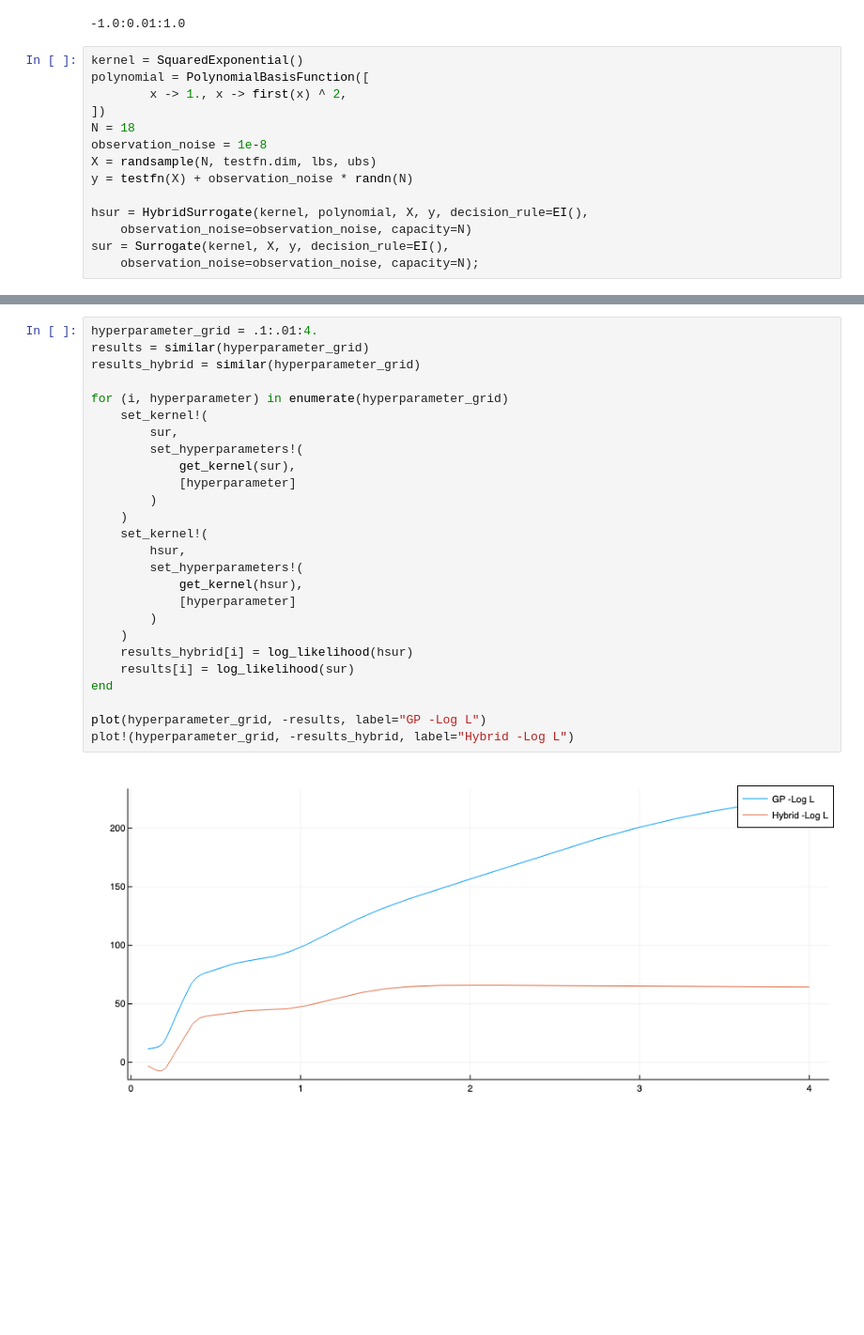
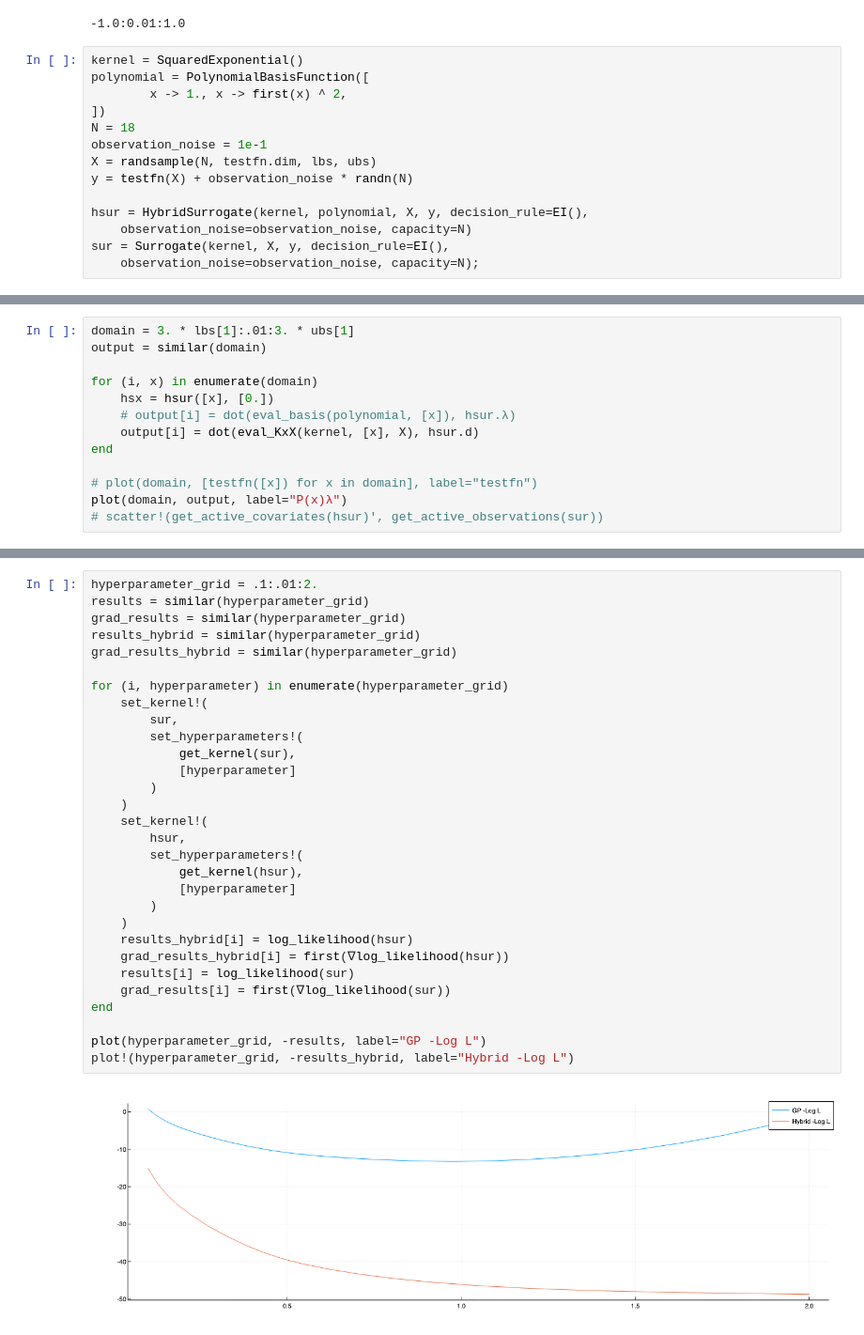
Before and after one commit to DarianNwankwo/Mean-Field-Bayesian-Optimization, a Jupyter notebook: notebooks/bo_with_mean_field.ipynb, the cells around one changed output, grey strips where cells are left out. Shown at 94% size. Cells and saved outputs as stored; diff of their text form; blank space fills up the shorter version.

```diff
--- a/notebooks/bo_with_mean_field.ipynb
+++ b/notebooks/bo_with_mean_field.ipynb
@@ -39,7 +37,7 @@ polynomial = PolynomialBasisFunction([
         x -> 1., x -> first(x) ^ 2,
 ])
 N = 18
-observation_noise = 1e-8
+observation_noise = 1e-1
 X = randsample(N, testfn.dim, lbs, ubs)
 y = testfn(X) + observation_noise * randn(N)
 
@@ -130,0 +83,13 @@ plot(domain, Hμ2, ribbons=2Hσ2, label="Hybrid Hμ")
+# %%
+domain = 3. * lbs[1]:.01:3. * ubs[1]
+output = similar(domain)
+
+for (i, x) in enumerate(domain)
+    hsx = hsur([x], [0.])
+    # output[i] = dot(eval_basis(polynomial, [x]), hsur.λ)
+    output[i] = dot(eval_KxX(kernel, [x], X), hsur.d)
+end
+
+# plot(domain, [testfn([x]) for x in domain], label="testfn")
+plot(domain, output, label="P(x)λ")
+# scatter!(get_active_covariates(hsur)', get_active_observations(sur))
@@ -138,28 +105,32 @@ plot!(domain, stdize(EIx2), label="Hybrid α", legend=:outertopright)
 # %%
-hyperparameter_grid = .1:.01:4.
+hyperparameter_grid = .1:.01:2.
 results = similar(hyperparameter_grid)
+grad_results = similar(hyperparameter_grid)
 results_hybrid = similar(hyperparameter_grid)
+grad_results_hybrid = similar(hyperparameter_grid)
 
 for (i, hyperparameter) in enumerate(hyperparameter_grid)
     set_kernel!(
         sur,
         set_hyperparameters!(
             get_kernel(sur),
             [hyperparameter]
         )
     )
     set_kernel!(
         hsur,
         set_hyperparameters!(
             get_kernel(hsur),
             [hyperparameter]
         )
     )
     results_hybrid[i] = log_likelihood(hsur)
+    grad_results_hybrid[i] = first(∇log_likelihood(hsur))
     results[i] = log_likelihood(sur)
+    grad_results[i] = first(∇log_likelihood(sur))
 end
 
 plot(hyperparameter_grid, -results, label="GP -Log L")
 plot!(hyperparameter_grid, -results_hybrid, label="Hybrid -Log L")
 # %% [output]
-[figure, old version]
+[figure, new version]
```
Also changed, not shown: parts of 11 cells of this notebook.
